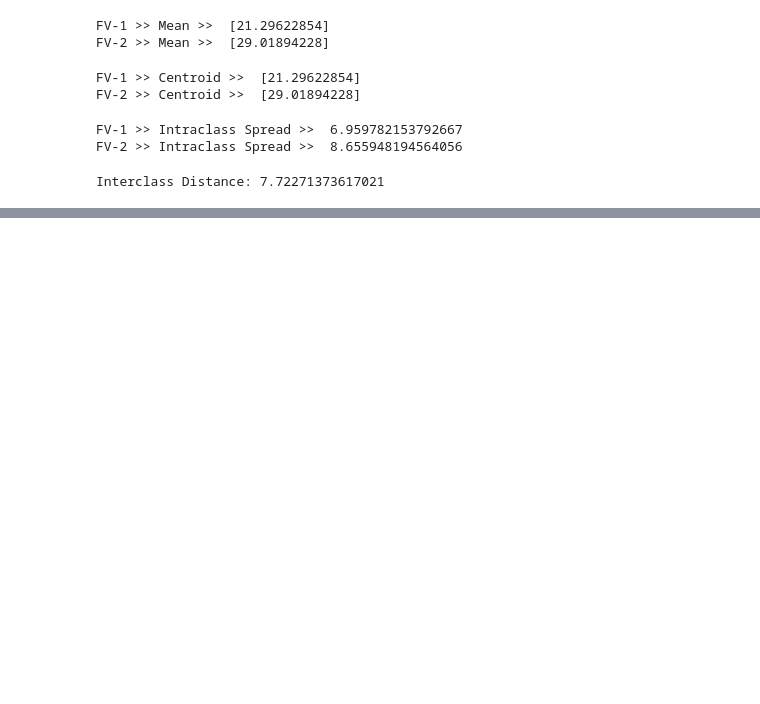
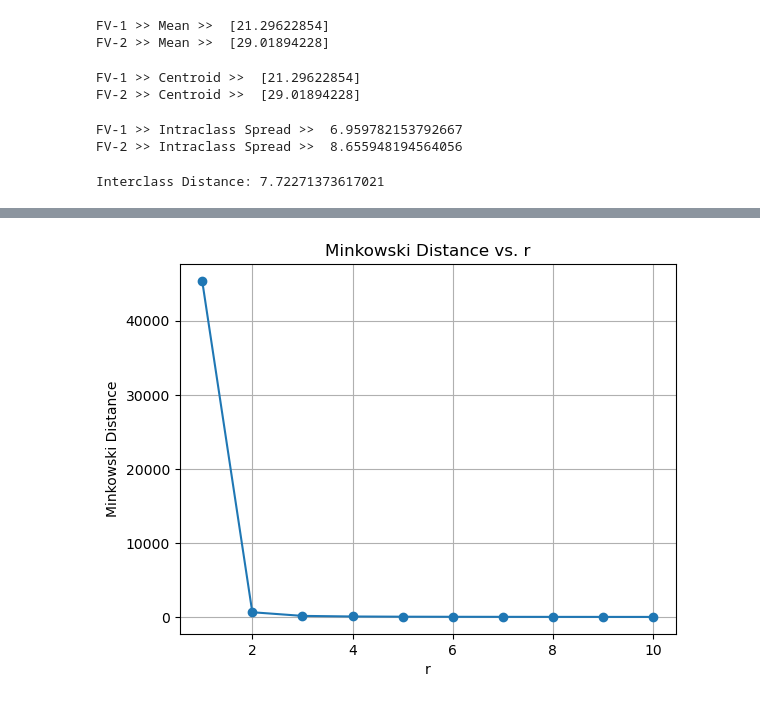
Before and after one commit to alok-karn/MachineLearningLab-Code, a Jupyter notebook: ML_Third_Lab.ipynb, the cells around one changed output, grey strips where cells are left out. Cells and saved outputs as stored; diff of their text form; code cells hidden in the pictures; blank space fills up the shorter version.

```diff
--- a/ML_Third_Lab.ipynb
+++ b/ML_Third_Lab.ipynb
@@ -158,0 +200,19 @@ Interclass Distance: 7.72271373617021
+# %%
+#A3. Take any two feature vectors from your dataset. Calculate the Minkwoski distance with r from 1
+# to 10. Make a plot of the distance and observe the nature of this graph.
+
+vector1 = np.array(data['motor_UPDRS'])
+vector2 = np.array(data['total_UPDRS'])
+
+r_values = range(1, 11) # r = 1 to 10
+
+distance = [distance.minkowski(vector1, vector2, p=r) for r in r_values]
+
+plt.plot(r_values, distance, marker='o', linestyle='-')
+plt.xlabel('r')
+plt.ylabel('Minkowski Distance')
+plt.title('Minkowski Distance vs. r')
+plt.grid(True)
+plt.show()
+# %% [output]
+[figure, added]
```
Also changed, not shown: parts of 12 cells of this notebook.
